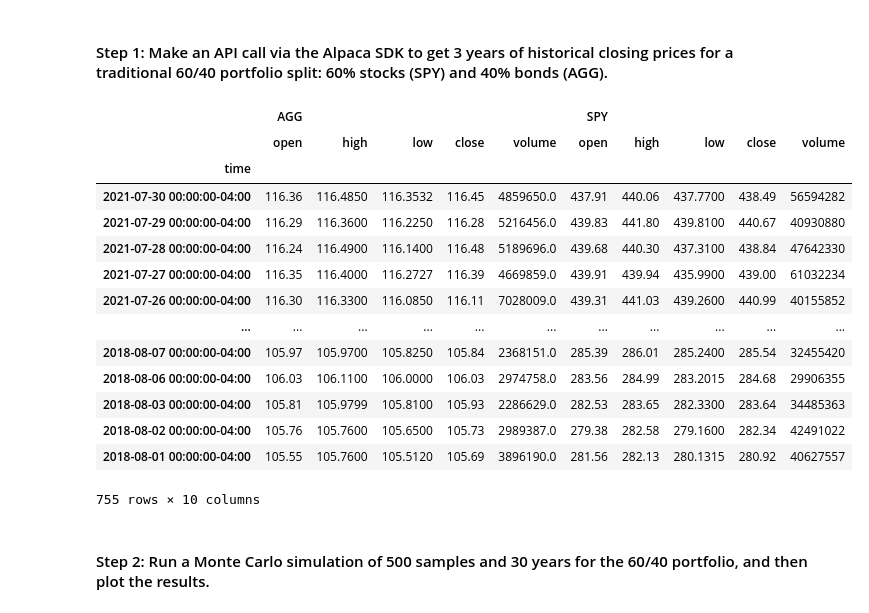
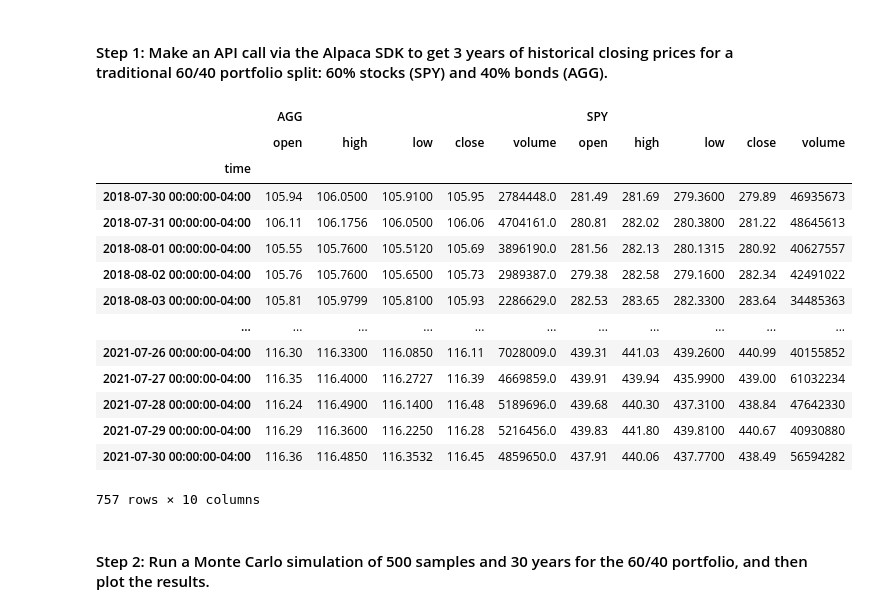
Before and after one commit to jtengsico/05-Financial-Simulations-and-APIs, a Jupyter notebook: Starter_Code/financial_planning_tools.ipynb, the cells around one changed output. Saved outputs shown, nothing was run; the diff lists cells and outputs as text; code cells hidden in the pictures.

```diff
--- a/Starter_Code/financial_planning_tools.ipynb
+++ b/Starter_Code/financial_planning_tools.ipynb
@@ -186,16 +186,15 @@ tickers= ["SPY", "AGG"]
 
 # Set timeframe to 1D
 timeframe= "1D"
+limit_rows = 1000
 
 # Format current date as ISO format
 # Set both the start and end date at the date of your prior weekday
 # This will give you the closing price of the previous trading day
 # Alternatively you can use a start and end date of 2020-08-07
-
-prior_wkdy= str(datetime.datetime.now()- datetime.timedelta(days=2)).split()[0]
-
-start_date= pd.Timestamp(prior_wkdy, tz="America/New_York").isoformat()
-end_date= pd.Timestamp(prior_wkdy, tz="America/New_York").isoformat()
+#wrong dates, it should be in 2021
+start_date = pd.Timestamp("2021-07-30", tz="America/New_York").isoformat()
+end_date = pd.Timestamp("2021-07-30", tz="America/New_York").isoformat()
 # %% [markdown]
 #### Step 4: Get the current closing prices for `SPY` and `AGG` by using the Alpaca `get_barset` function. Format the response as a Pandas DataFrame by including the `df` property at the end of the `get_barset` function.
 # %%
@@ -404,40 +401,40 @@ In this section, you’ll use the MCForecastTools library to create a Monte Carl
 # %%
 # Note: some versions of this assignment say 10 years back from current date
 # Set start and end dates of 3 years back from your current date
-# Alternatively, you can use an end date of 2020-08-07 and work 3 years back from that date
+# Alternatively, you can use an end date of 2021-08-01 and work 3 years back from that date
 # Use the Alpaca get_barset function to make the API call to get the 3 years worth of pricing data
 # The tickers and timeframe parameters should have been set in Part 1 of this activity
 # The start and end dates should be updated with the information set above
 # Remember to add the df property to the end of the call so the response is returned as a DataFrame
 
-start_date= pd.Timestamp('2018-08-01', tz="America/New_York").isoformat()
-end_date= pd.Timestamp('2021-08-01', tz="America/New_York").isoformat()
+start_date= pd.Timestamp('2018-07-30', tz="America/New_York").isoformat()
+end_date= pd.Timestamp('2021-07-30', tz="America/New_York").isoformat()
 
 price_data_df= alpaca.get_barset(
     tickers,
     timeframe,
     start= start_date,
     end= end_date,
-    limit= 1000,
-    ).df.sort_index(ascending=False)
+    limit= limit_rows,
+    ).df
 
 display(price_data_df)
 # %% [output]
 |  | AGG |  |  |  |  | SPY |  |  |  |  |
 |  | open | high | low | close | volume | open | high | low | close | volume |
 | time |  |  |  |  |  |  |  |  |  |  |
+| 2018-07-30 00:00:00-04:00 | 105.94 | 106.0500 | 105.9100 | 105.95 | 2784448.0 | 281.49 | 281.69 | 279.3600 | 279.89 | 46935673 |
+| 2018-07-31 00:00:00-04:00 | 106.11 | 106.1756 | 106.0500 | 106.06 | 4704161.0 | 280.81 | 282.02 | 280.3800 | 281.22 | 48645613 |
+| 2018-08-01 00:00:00-04:00 | 105.55 | 105.7600 | 105.5120 | 105.69 | 3896190.0 | 281.56 | 282.13 | 280.1315 | 280.92 | 40627557 |
+| 2018-08-02 00:00:00-04:00 | 105.76 | 105.7600 | 105.6500 | 105.73 | 2989387.0 | 279.38 | 282.58 | 279.1600 | 282.34 | 42491022 |
+| 2018-08-03 00:00:00-04:00 | 105.81 | 105.9799 | 105.8100 | 105.93 | 2286629.0 | 282.53 | 283.65 | 282.3300 | 283.64 | 34485363 |
+| ... | ... | ... | ... | ... | ... | ... | ... | ... | ... | ... |
+| 2021-07-26 00:00:00-04:00 | 116.30 | 116.3300 | 116.0850 | 116.11 | 7028009.0 | 439.31 | 441.03 | 439.2600 | 440.99 | 40155852 |
+| 2021-07-27 00:00:00-04:00 | 116.35 | 116.4000 | 116.2727 | 116.39 | 4669859.0 | 439.91 | 439.94 | 435.9900 | 439.00 | 61032234 |
+| 2021-07-28 00:00:00-04:00 | 116.24 | 116.4900 | 116.1400 | 116.48 | 5189696.0 | 439.68 | 440.30 | 437.3100 | 438.84 | 47642330 |
+| 2021-07-29 00:00:00-04:00 | 116.29 | 116.3600 | 116.2250 | 116.28 | 5216456.0 | 439.83 | 441.80 | 439.8100 | 440.67 | 40930880 |
 | 2021-07-30 00:00:00-04:00 | 116.36 | 116.4850 | 116.3532 | 116.45 | 4859650.0 | 437.91 | 440.06 | 437.7700 | 438.49 | 56594282 |
-| 2021-07-29 00:00:00-04:00 | 116.29 | 116.3600 | 116.2250 | 116.28 | 5216456.0 | 439.83 | 441.80 | 439.8100 | 440.67 | 40930880 |
-| 2021-07-28 00:00:00-04:00 | 116.24 | 116.4900 | 116.1400 | 116.48 | 5189696.0 | 439.68 | 440.30 | 437.3100 | 438.84 | 47642330 |
-| 2021-07-27 00:00:00-04:00 | 116.35 | 116.4000 | 116.2727 | 116.39 | 4669859.0 | 439.91 | 439.94 | 435.9900 | 439.00 | 61032234 |
-| 2021-07-26 00:00:00-04:00 | 116.30 | 116.3300 | 116.0850 | 116.11 | 7028009.0 | 439.31 | 441.03 | 439.2600 | 440.99 | 40155852 |
-| ... | ... | ... | ... | ... | ... | ... | ... | ... | ... | ... |
-| 2018-08-07 00:00:00-04:00 | 105.97 | 105.9700 | 105.8250 | 105.84 | 2368151.0 | 285.39 | 286.01 | 285.2400 | 285.54 | 32455420 |
-| 2018-08-06 00:00:00-04:00 | 106.03 | 106.1100 | 106.0000 | 106.03 | 2974758.0 | 283.56 | 284.99 | 283.2015 | 284.68 | 29906355 |
-| 2018-08-03 00:00:00-04:00 | 105.81 | 105.9799 | 105.8100 | 105.93 | 2286629.0 | 282.53 | 283.65 | 282.3300 | 283.64 | 34485363 |
-| 2018-08-02 00:00:00-04:00 | 105.76 | 105.7600 | 105.6500 | 105.73 | 2989387.0 | 279.38 | 282.58 | 279.1600 | 282.34 | 42491022 |
-| 2018-08-01 00:00:00-04:00 | 105.55 | 105.7600 | 105.5120 | 105.69 | 3896190.0 | 281.56 | 282.13 | 280.1315 | 280.92 | 40627557 |
-755 rows × 10 columns
+757 rows × 10 columns
 # %% [markdown]
 #### Step 2: Run a Monte Carlo simulation of 500 samples and 30 years for the 60/40 portfolio, and then plot the results.
 # %%
```
Also changed, not shown: parts of 32 cells of this notebook, 6 other files.
